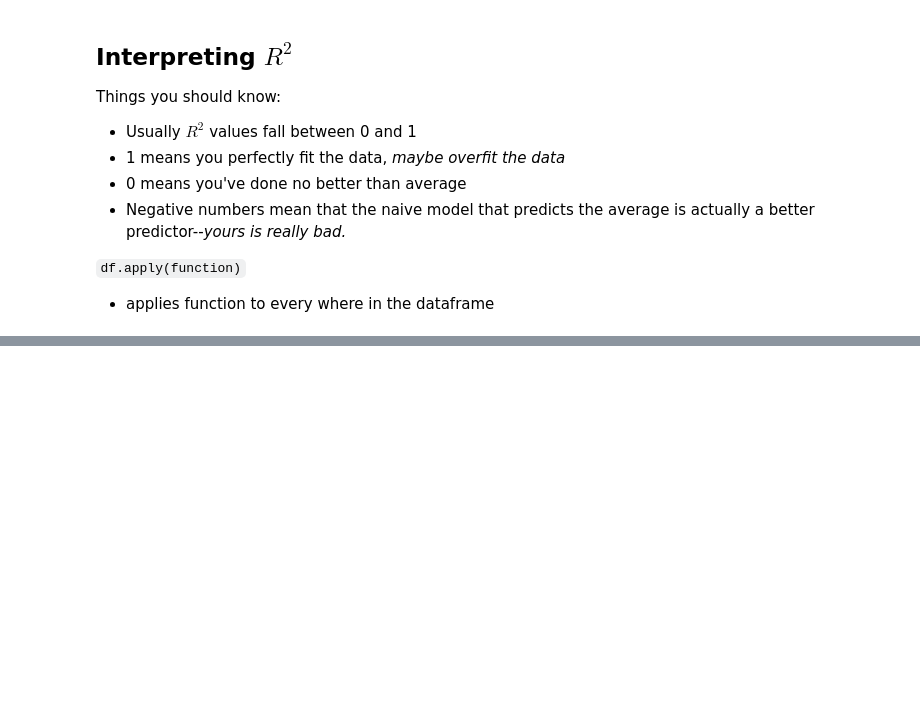
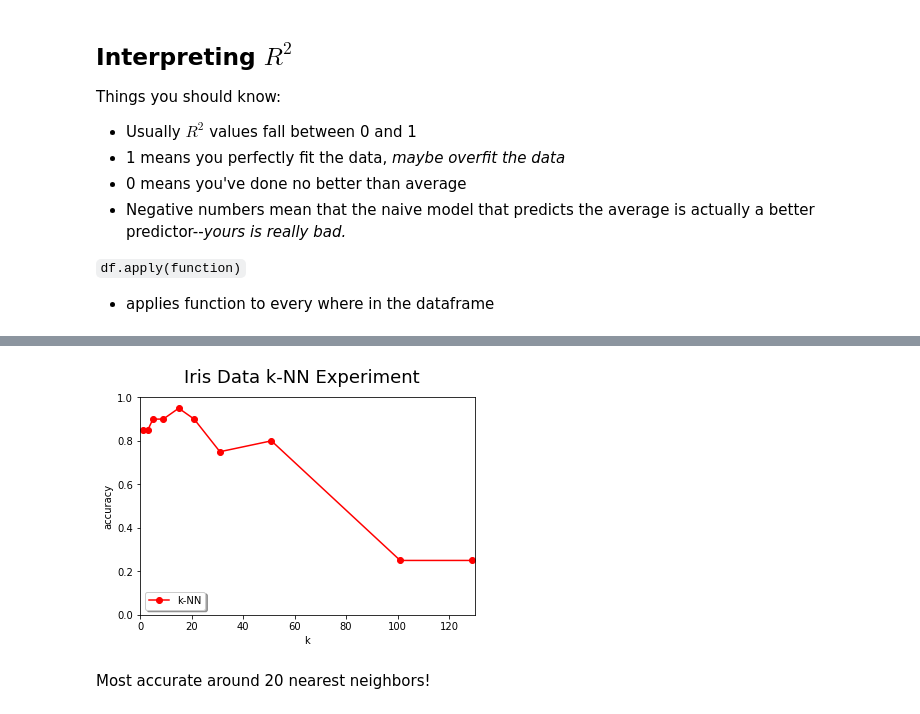
Before and after one commit to nickwharff/CS167_Notes, a Jupyter notebook: Day04_P2_Metrics_Testing.ipynb, the cells around one changed output, grey strips where cells are left out. Saved outputs shown, nothing was run; the diff lists cells and outputs as text; code cells hidden in the pictures; blank space fills up the shorter version.

```diff
--- a/Day04_P2_Metrics_Testing.ipynb
+++ b/Day04_P2_Metrics_Testing.ipynb
@@ -344,0 +394,8 @@ Things you should know:
+# %%
+def accuracy(actual,predicted):
+    #get the series comparing the two series
+    compared = actual == predicted
+    correct_predictions = compared[ compared == True ]
+    num_correct = len(correct_predictions)
+    frac_correct = num_correct/len(actual)
+    return frac_correct
@@ -344,0 +404,6 @@ Things you should know:
+# %%
+def classify_all_kNN(test_data,train_data,k):
+    #apply the classify_kNN function to each item in the test data with the train
+    #data and k passed as the other two arguments. The result will be a series of
+    #the individual results.
+    return test_data.apply(classify_kNN,args=(train_data,k),axis=1)
@@ -344,0 +440,38 @@ Things you should know:
+# %%
+import matplotlib.pyplot as plt
+%matplotlib inline
+import pandas
+
+path = '/content/drive/MyDrive/CS167/datasets/irisData.csv'
+#path = '/content/drive/MyDrive/Courses/CS 167 January 2023/datasets/irisData.csv'
+
+#reload the data
+data = pandas.read_csv(path)
+
+shuffled_data = data.sample(frac=1, random_state = 41)
+
+test_data = shuffled_data.iloc[0:20]
+train_data = shuffled_data.iloc[20:]
+
+
+k_vals = [1,3,5,9,15,21,31,51,101,129]
+kNN_accuracies = []
+
+for k in k_vals:
+    predictions = classify_all_kNN(test_data,train_data,k)
+    current_accuracy = accuracy(test_data['species'],predictions)
+    kNN_accuracies.append(current_accuracy)
+
+
+plt.suptitle('Iris Data k-NN Experiment',fontsize=18)
+plt.xlabel('k')
+plt.ylabel('accuracy')
+plt.plot(k_vals,kNN_accuracies,'ro-',label='k-NN')
+plt.legend(loc='lower left', shadow=True)
+plt.axis([0,130,0,1])
+
+plt.show()
+# %% [output]
+[figure, added]
+# %% [markdown]
+Most accurate around 20 nearest neighbors!
```
Also changed, not shown: parts of 9 cells of this notebook.
